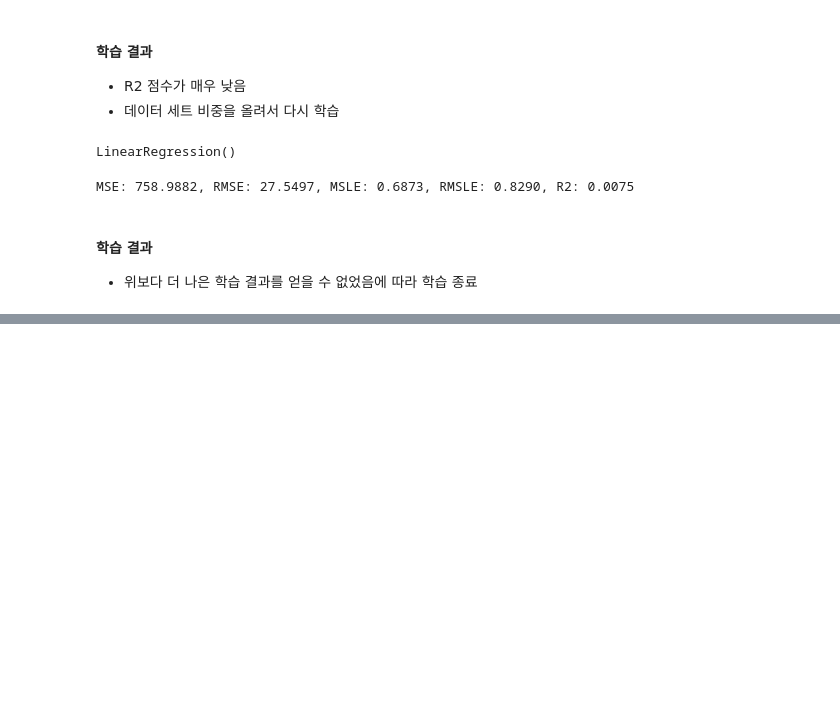
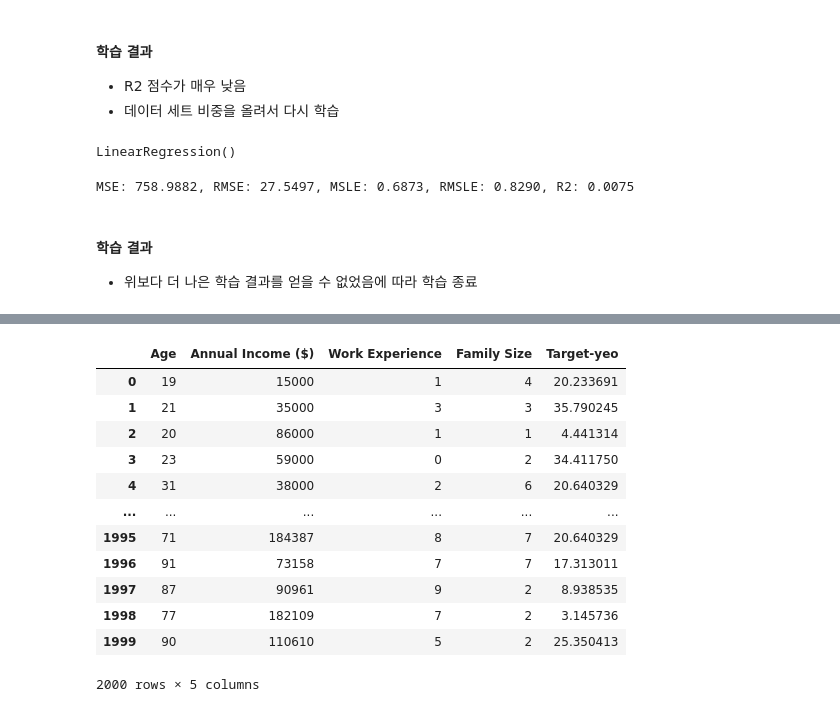
Before and after one commit to NoviceKim/machine-learning, a Jupyter notebook: c_regression/d_OLS_task01.ipynb, the cells around one changed output, grey strips where cells are left out. Drawn from its saved outputs; the diff is of its cells as text; code cells hidden in the pictures; blank space fills up the shorter version.

```diff
--- a/c_regression/d_OLS_task01.ipynb
+++ b/c_regression/d_OLS_task01.ipynb
@@ -1191,0 +1371,17 @@ MSE: 758.9882, RMSE: 27.5497, MSLE: 0.6873, RMSLE: 0.8290, R2: 0.0075
+# %%
+pre_c_df = pre_c_df.drop(labels=['Spending Score (1-100)'], axis=1)
+pre_c_df
+# %% [output]
+|  | Age | Annual Income ($) | Work Experience | Family Size | Target-yeo |
+| 0 | 19 | 15000 | 1 | 4 | 20.233691 |
+| 1 | 21 | 35000 | 3 | 3 | 35.790245 |
+| 2 | 20 | 86000 | 1 | 1 | 4.441314 |
+| 3 | 23 | 59000 | 0 | 2 | 34.411750 |
+| 4 | 31 | 38000 | 2 | 6 | 20.640329 |
+| ... | ... | ... | ... | ... | ... |
+| 1995 | 71 | 184387 | 8 | 7 | 20.640329 |
+| 1996 | 91 | 73158 | 7 | 7 | 17.313011 |
+| 1997 | 87 | 90961 | 9 | 2 | 8.938535 |
+| 1998 | 77 | 182109 | 7 | 2 | 3.145736 |
+| 1999 | 90 | 110610 | 5 | 2 | 25.350413 |
+2000 rows × 5 columns
```
Also changed, not shown: parts of 11 cells of this notebook, 11 other files.
